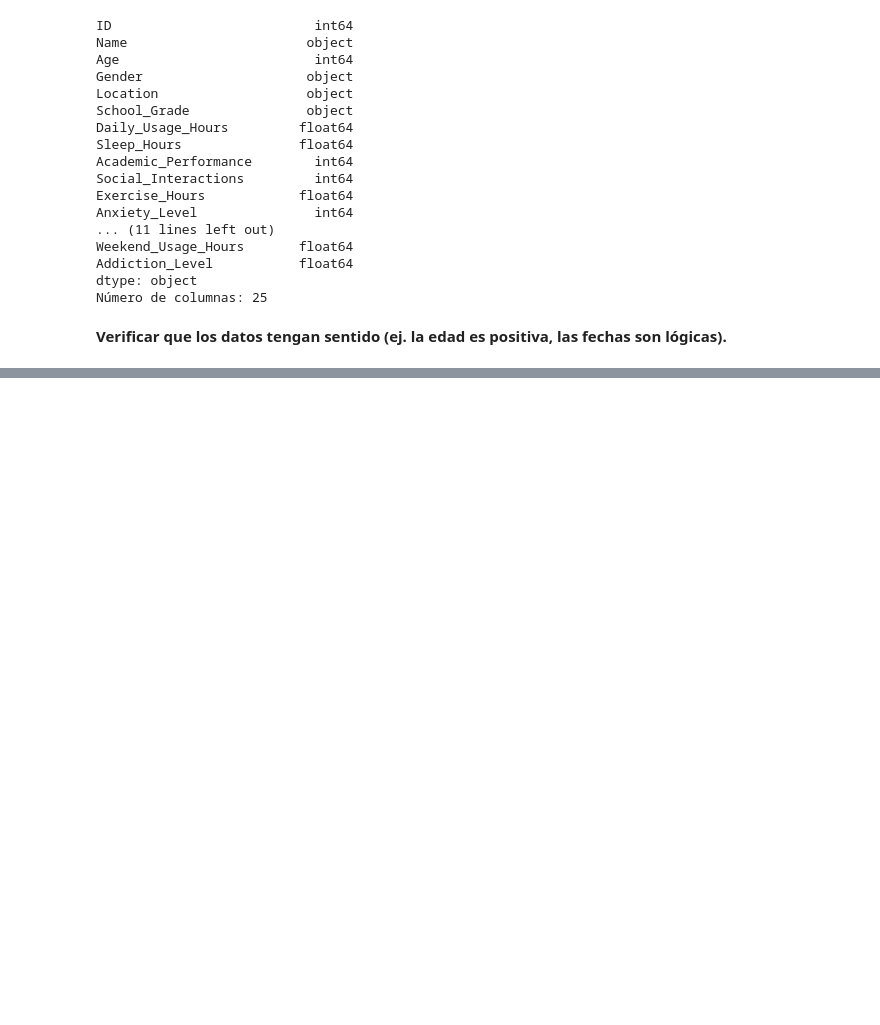
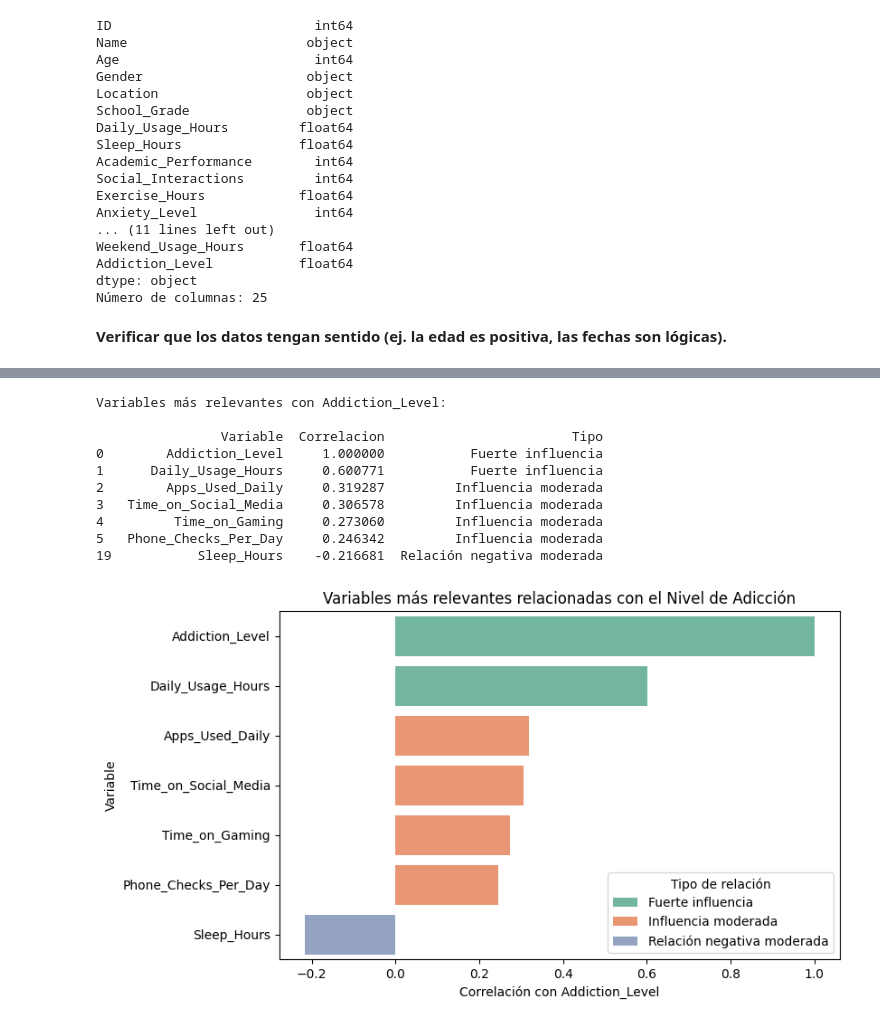
Before and after one commit to fede-cordoba-Ispc/Cs_Datos_II-Estadistica_II, a Jupyter notebook: Proyecto_Cs_Datos_y_Estadsitica_II.ipynb, the cells around one changed output, grey strips where cells are left out. Drawn from its saved outputs; the diff is of its cells as text; code cells hidden in the pictures; blank space fills up the shorter version.

```diff
--- a/Proyecto_Cs_Datos_y_Estadsitica_II.ipynb
+++ b/Proyecto_Cs_Datos_y_Estadsitica_II.ipynb
@@ -275,0 +375,57 @@ Número de columnas: 25
+# %%
+import pandas as pd
+import matplotlib.pyplot as plt
+import seaborn as sns
+
+# Cargar dataset
+url = "https://raw.githubusercontent.com/fede-cordoba-Ispc/Cs_Datos_II-Estadistica_II/refs/heads/main/Datos/teen_phone_addiction_dataset.csv"
+df = pd.read_csv(url)
+
+# Seleccionar variables numéricas
+num_cols = df.select_dtypes(include='number').columns.tolist()
+
+# Calcular correlación con Addiction_Level
+correlaciones = df[num_cols].corr()['Addiction_Level'].sort_values(ascending=False)
+df_corr = correlaciones.reset_index()
+df_corr.columns = ['Variable', 'Correlacion']
+
+# Clasificar tipo de relación
+def categorizar(c):
+    if c > 0.5:
+        return 'Fuerte influencia'
+    elif 0.2 < c <= 0.5:
+        return 'Influencia moderada'
+    elif -0.5 < c <= -0.2:
+        return 'Relación negativa moderada'
+    else:
+        return 'Relación débil / casi nula'
+
+df_corr['Tipo'] = df_corr['Correlacion'].apply(categorizar)
+
+# Filtrar solo variables relevantes (fuertes, moderadas, negativas moderadas)
+df_relevantes = df_corr[df_corr['Tipo'] != 'Relación débil / casi nula']
+
+# Mostrar tabla filtrada
+print("Variables más relevantes con Addiction_Level:\n")
+print(df_relevantes)
+
+# Gráfico de barras filtrado
+plt.figure(figsize=(8,5))
+sns.barplot(data=df_relevantes, x='Correlacion', y='Variable', hue='Tipo', dodge=False, palette='Set2')
+plt.title('Variables más relevantes relacionadas con el Nivel de Adicción')
+plt.xlabel('Correlación con Addiction_Level')
+plt.ylabel('Variable')
+plt.legend(title='Tipo de relación')
+plt.show()
+# %% [output]
+Variables más relevantes con Addiction_Level:
+
+                Variable  Correlacion                        Tipo
+0        Addiction_Level     1.000000           Fuerte influencia
+1      Daily_Usage_Hours     0.600771           Fuerte influencia
+2        Apps_Used_Daily     0.319287         Influencia moderada
+3   Time_on_Social_Media     0.306578         Influencia moderada
+4         Time_on_Gaming     0.273060         Influencia moderada
+5   Phone_Checks_Per_Day     0.246342         Influencia moderada
+19           Sleep_Hours    -0.216681  Relación negativa moderada
+[figure, added]
```
Also changed, not shown: parts of 14 cells of this notebook.
